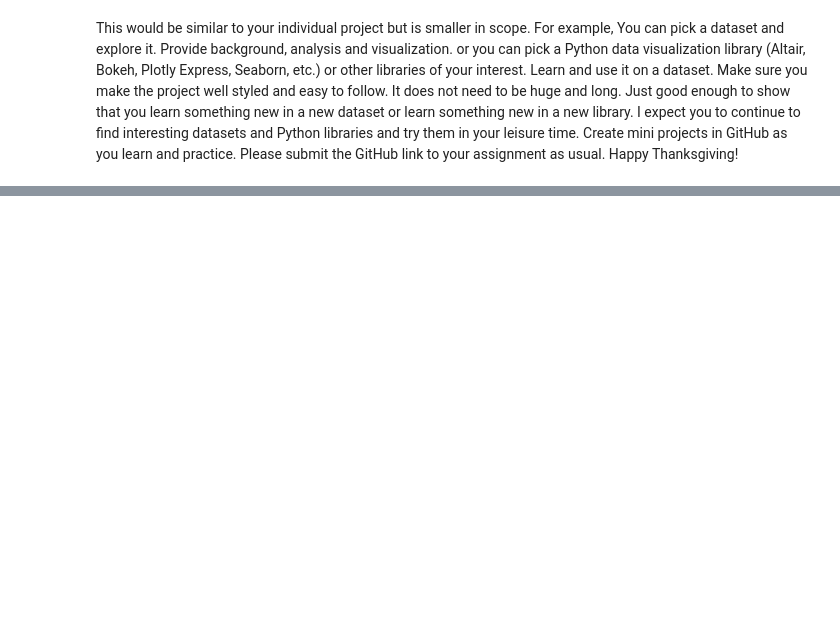
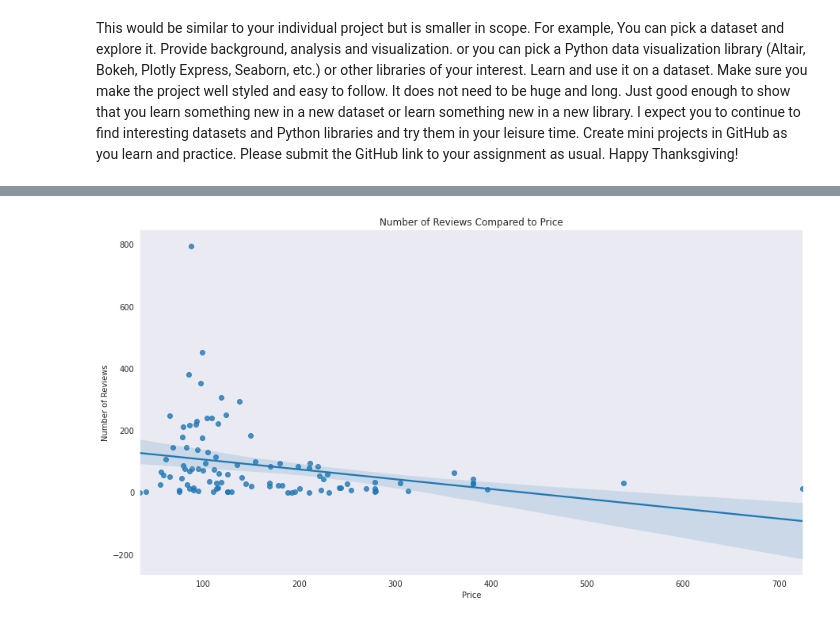
Before and after one commit to steinruck/DATA-690-WANG, a Jupyter notebook: Assignment_09/Assignment_09.ipynb, the cells around one changed output, grey strips where cells are left out. Drawn from its saved outputs; the diff is of its cells as text; code cells hidden in the pictures; blank space fills up the shorter version.

```diff
--- a/Assignment_09/Assignment_09.ipynb
+++ b/Assignment_09/Assignment_09.ipynb
@@ -160,0 +207,16 @@ alt.Chart(df).mark_point().encode(x='room_type',y='price',color='room_type').pro
+# %%
+# New dataframe with sample size of 100 to show up on graph
+df1 = df.sample(100)
+# %%
+# regression line scatter plot to show correlation between price and number of reviews
+sns.set_style('dark')
+fig, ax = plt.subplots()
+fig.set_size_inches(15, 8)
+sns.regplot(df1['price'], df1['number_of_reviews'], ax=ax)
+sns.despine()
+plt.xlabel("Price")
+plt.ylabel("Number of Reviews")
+plt.title("Number of Reviews Compared to Price")
+plt.show()
+# %% [output]
+[figure, added]
```
Also changed, not shown: parts of 45 cells of this notebook.
